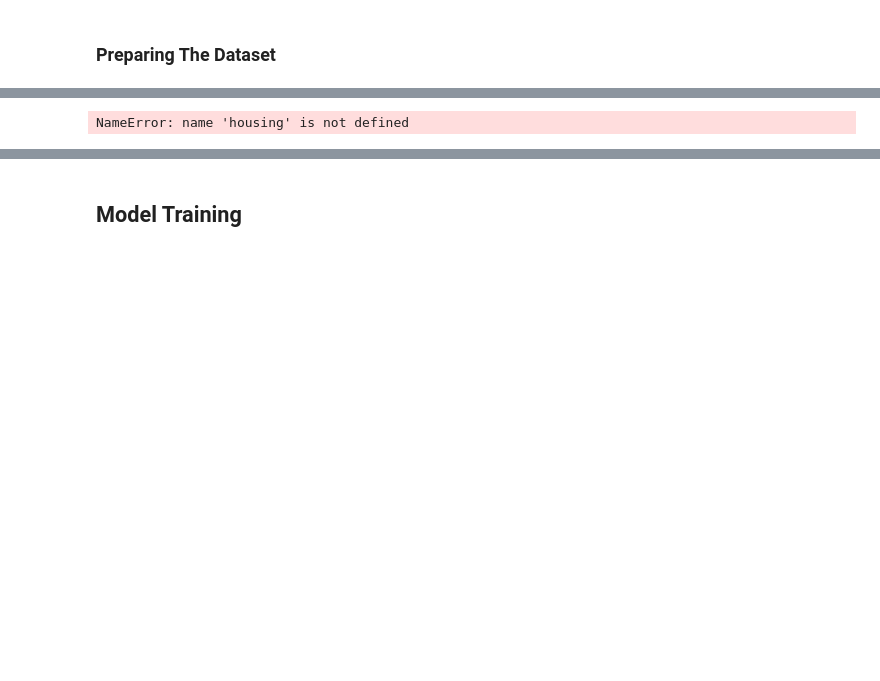
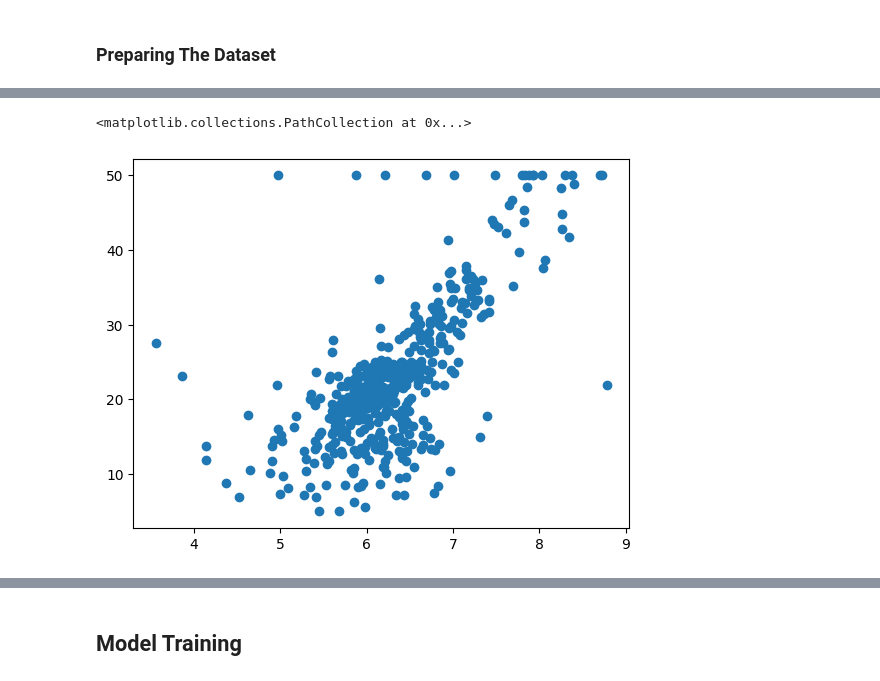
Before and after one commit to ngouanfouo/bostonhousepricing, a Jupyter notebook: Load_Boston_Dataset-checkpoint.ipynb, the cells around one changed output, grey strips where cells are left out. Saved outputs shown, nothing was run; the diff lists cells and outputs as text; code cells hidden in the pictures; blank space fills up the shorter version.

```diff
--- a/Load_Boston_Dataset-checkpoint.ipynb
+++ b/Load_Boston_Dataset-checkpoint.ipynb
@@ -57,6 +140,7 @@ NameError: name 'housing' is not defined
 # %%
- plt.scatter(housing['rm'],housing['medv'])
+ plt.scatter(housing['RM'],housing['MEDV'])
 # %% [output]
-NameError: name 'housing' is not defined
+<matplotlib.collections.PathCollection at 0x...>
+[figure, added]
 # %%
 import seaborn as sns
```
Also changed, not shown: parts of 17 cells of this notebook, 6 other files.
